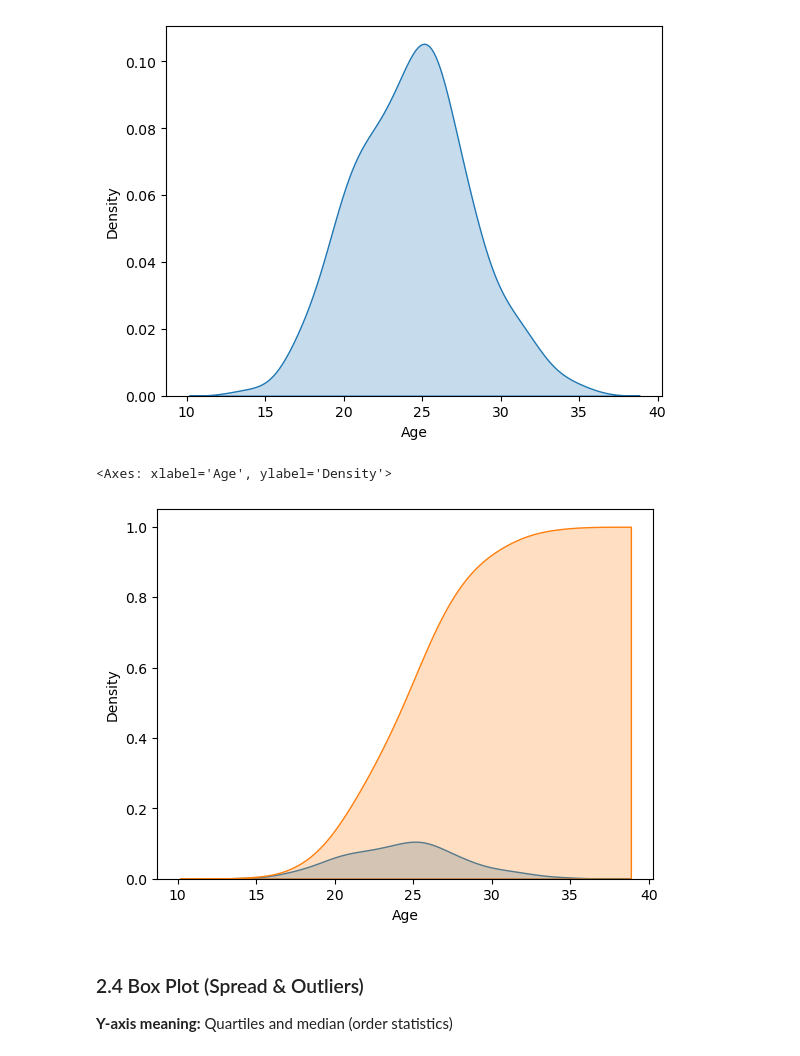
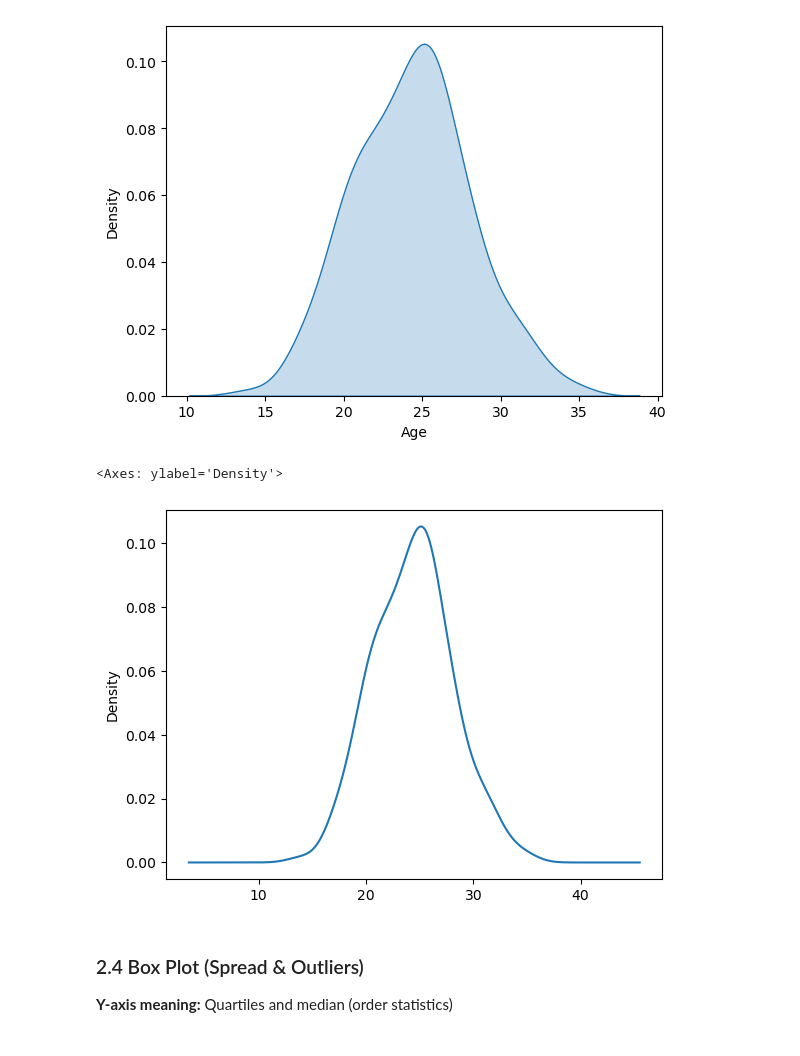
Before and after one commit to Shrikantlala24/Machine-learning, a Jupyter notebook: Univariate_Analysis_Full_Notebook.ipynb, the cells around one changed output. Cells and saved outputs as stored; diff of their text form; code cells hidden in the pictures.

```diff
--- a/Univariate_Analysis_Full_Notebook.ipynb
+++ b/Univariate_Analysis_Full_Notebook.ipynb
@@ -130,17 +131,12 @@ sns.kdeplot(data['Age'], fill = True)
 # %% [output]
 <Axes: xlabel='Age', ylabel='Density'>
 [figure]
-# %%
-# let's see how we can get a CDF from a KDE plot
-
-sns.kdeplot(data['Age'], fill = True)
-
-sns.kdeplot(data['Age'], cumulative=True, fill = True)
-# %% [output]
-<Axes: xlabel='Age', ylabel='Density'>
-[figure]
 # %%
 # help(sns.dark_palette)
+data['Age'].plot(kind = 'kde')
+# %% [output]
+<Axes: ylabel='Density'>
+[figure, added]
 # %% [markdown]
 
 ### 2.4 Box Plot (Spread & Outliers)
```
Also changed, not shown: parts of 3 cells of this notebook.
